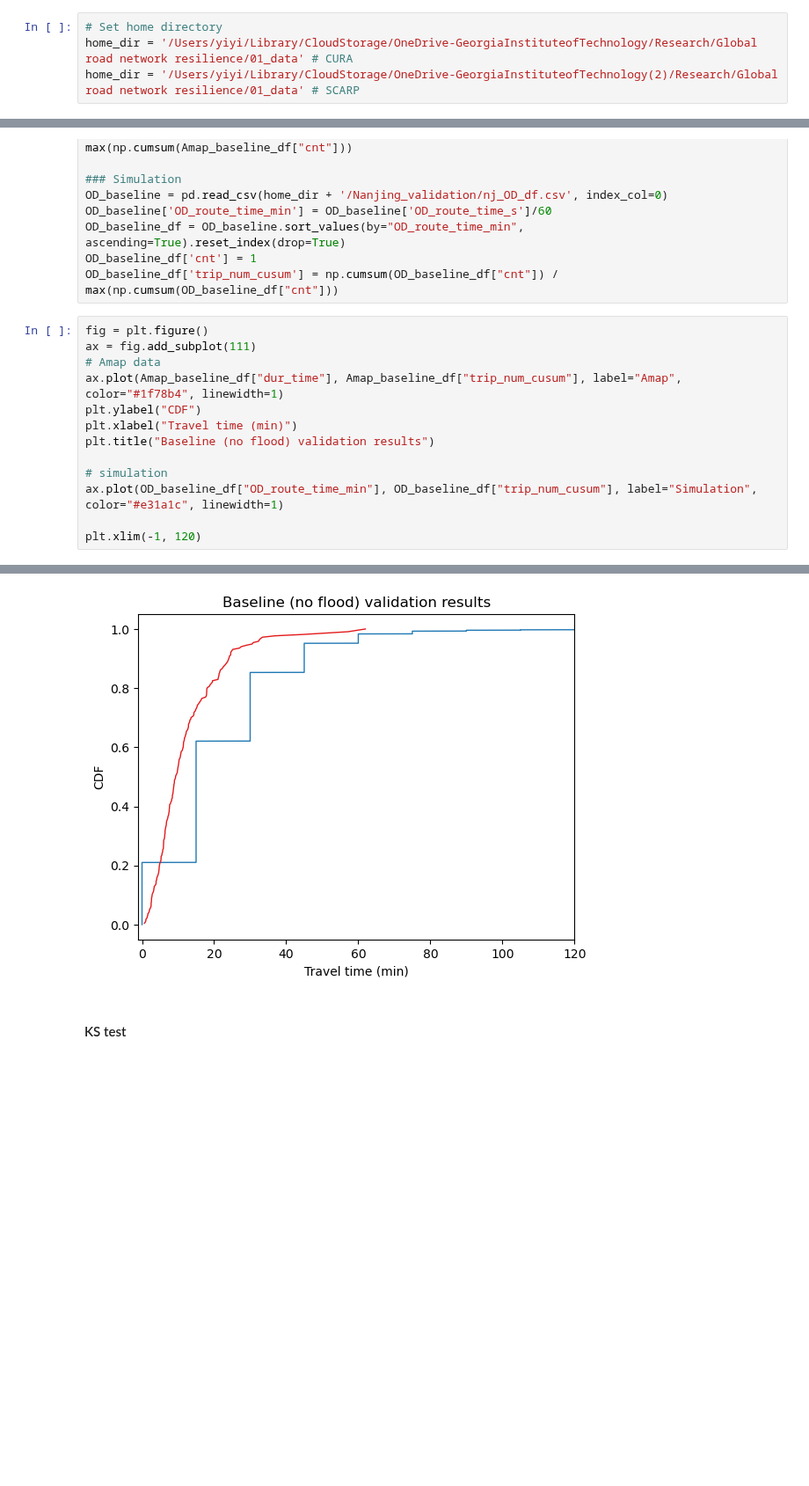
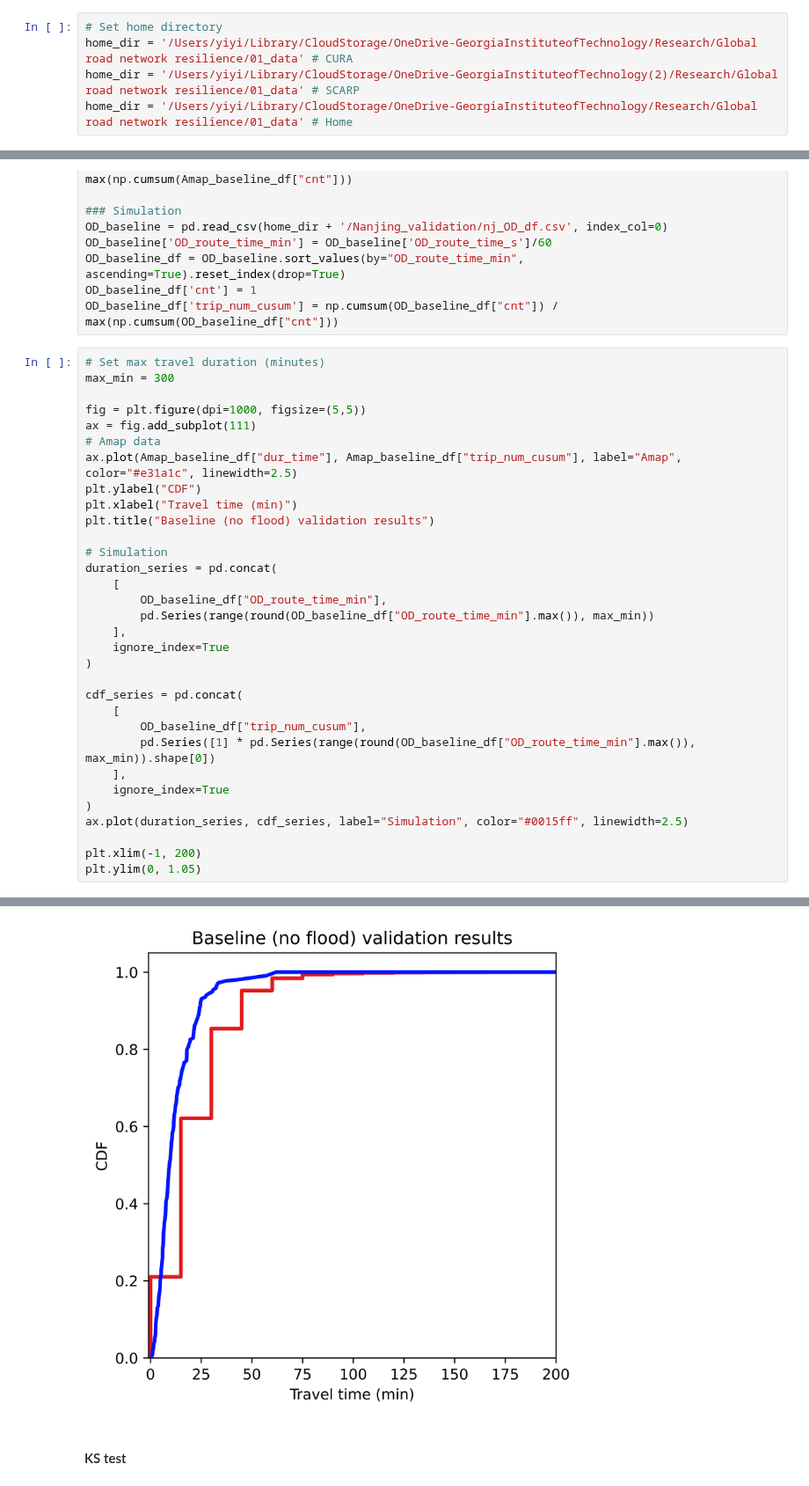
Before and after one commit to jesuslovesyiyi/Global-road-network-resilience, a Jupyter notebook: analysis/05_Validation.ipynb, the cells around one changed output, grey strips where cells are left out. Shown at 88% size. Cells and saved outputs as stored; diff of their text form; blank space fills up the shorter version.

```diff
--- a/analysis/05_Validation.ipynb
+++ b/analysis/05_Validation.ipynb
@@ -17,6 +17,7 @@ from haversine import haversine, Unit
 # Set home directory
 home_dir = '/Users/yiyi/Library/CloudStorage/OneDrive-GeorgiaInstituteofTechnology/Research/Global road network resilience/01_data' # CURA
 home_dir = '/Users/yiyi/Library/CloudStorage/OneDrive-GeorgiaInstituteofTechnology(2)/Research/Global road network resilience/01_data' # SCARP
+home_dir = '/Users/yiyi/Library/CloudStorage/OneDrive-GeorgiaInstituteofTechnology/Research/Global road network resilience/01_data' # Home
 # %% [markdown]
 # Validation
 # %% [markdown]
@@ -539,16 +541,35 @@ OD_baseline_df = OD_baseline.sort_values(by="OD_route_time_min", ascending=True)
 OD_baseline_df['cnt'] = 1
 OD_baseline_df['trip_num_cusum'] = np.cumsum(OD_baseline_df["cnt"]) / max(np.cumsum(OD_baseline_df["cnt"]))
 # %%
-fig = plt.figure()
+# Set max travel duration (minutes)
+max_min = 300
+
+fig = plt.figure(dpi=1000, figsize=(5,5))
 ax = fig.add_subplot(111)
 # Amap data
-ax.plot(Amap_baseline_df["dur_time"], Amap_baseline_df["trip_num_cusum"], label="Amap", color="#1f78b4", linewidth=1)
+ax.plot(Amap_baseline_df["dur_time"], Amap_baseline_df["trip_num_cusum"], label="Amap", color="#e31a1c", linewidth=2.5)
 plt.ylabel("CDF")
 plt.xlabel("Travel time (min)")
 plt.title("Baseline (no flood) validation results")
 
-# simulation
-ax.plot(OD_baseline_df["OD_route_time_min"], OD_baseline_df["trip_num_cusum"], label="Simulation", color="#e31a1c", linewidth=1)
+# Simulation
+duration_series = pd.concat(
+    [
+        OD_baseline_df["OD_route_time_min"],
+        pd.Series(range(round(OD_baseline_df["OD_route_time_min"].max()), max_min))
+    ],
+    ignore_index=True
+)
 
-plt.xlim(-1, 120)
+cdf_series = pd.concat(
+    [
+        OD_baseline_df["trip_num_cusum"],
+        pd.Series([1] * pd.Series(range(round(OD_baseline_df["OD_route_time_min"].max()), max_min)).shape[0])
+    ],
+    ignore_index=True
+)
+ax.plot(duration_series, cdf_series, label="Simulation", color="#0015ff", linewidth=2.5)
+
+plt.xlim(-1, 200)
+plt.ylim(0, 1.05)
 # %% [output]
@@ -556,4 +577,4 @@ plt.xlim(-1, 120)
-[figure, old version]
+[figure, new version]
 # %% [markdown]
 #### KS test
 # %%
```
Also changed, not shown: parts of 5 cells of this notebook.
